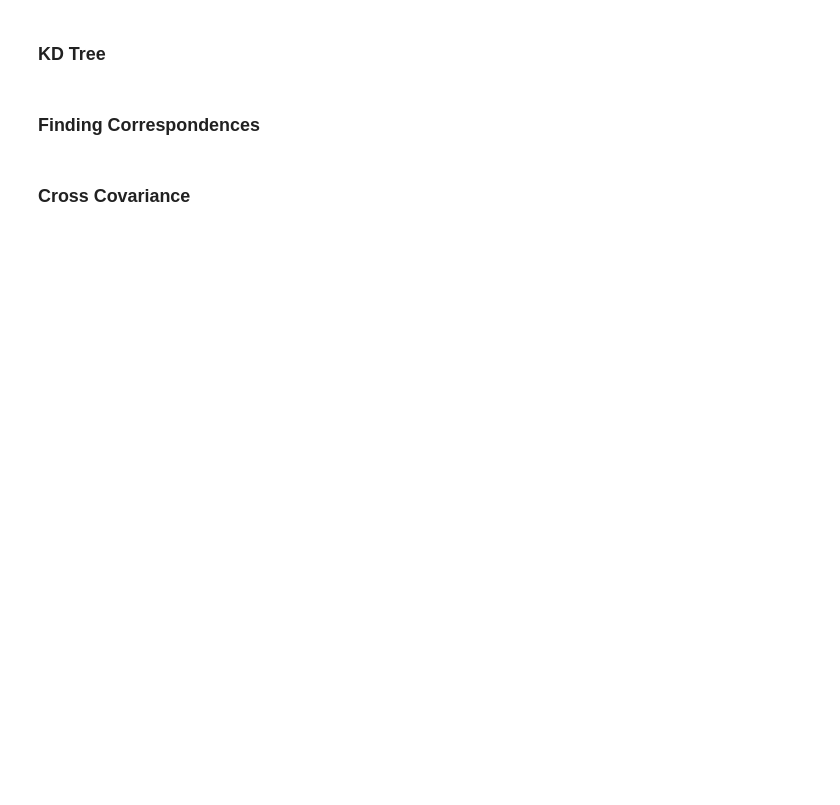
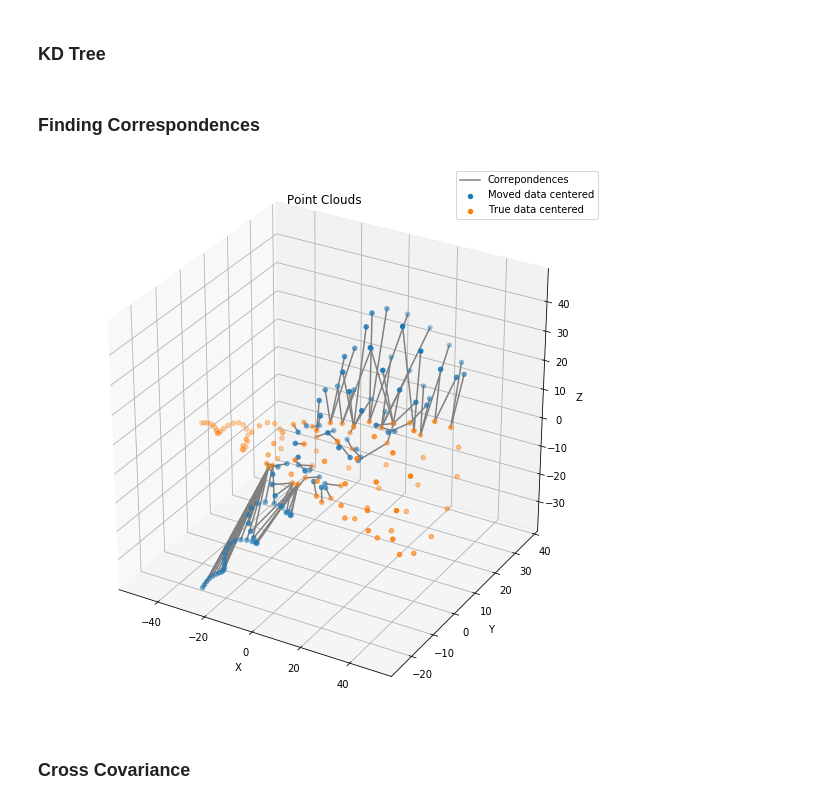
Before and after one commit to JyotiSunkara/ICP, a Jupyter notebook: Iterative Closest Point Using K Dimensional Trees.ipynb, the cells around one changed output. Cells and saved outputs as stored; diff of their text form; code cells hidden in the pictures; blank space fills up the shorter version.

```diff
--- a/Iterative Closest Point Using K Dimensional Trees.ipynb
+++ b/Iterative Closest Point Using K Dimensional Trees.ipynb
@@ -200,7 +200,7 @@ def nn_search_kd_tree(x, X, tree):
 # %% [markdown]
 ### Finding Correspondences
 # %%
-'''For each point in the  moved data get closest points in the source data'''
+'''For each point in the  moved data get closest points in the source data using KDTrees'''
 def getCorrespondences(P, Q):
     pSize = P.shape[1]
     tree = build_kd_tree(Q.T)
@@ -210,6 +210,29 @@ def getCorrespondences(P, Q):
         index = nn_search_kd_tree(pPoint.T, Q.T, tree)
         correspondences.append((i, index))
     return correspondences
+
+'''Connect the obtained corresponding points using grey lines'''
+def drawCorrespondences(P, Q, correspondences):
+    labelAdded = False
+    for i, j in correspondences:
+        x = [P[0, i], Q[0, j]]
+        y = [P[1, i], Q[1, j]]
+        z = [P[2, i], Q[2, j]]
+        if not labelAdded:
+            plt.plot(x, y, z, color = 'grey', label = 'Correpondences')
+            labelAdded = True
+        else:
+            plt.plot(x, y, z, color = 'grey')
+    plt.legend()
+# %%
+correspondences = getCorrespondences(Pcentered, Qcentered)
+plotData(Pcentered,
+         Qcentered,
+         'Moved data centered',
+         'True data centered')
+drawCorrespondences(Pcentered, Qcentered, correspondences)
+# %% [output]
+[figure, added]
 # %% [markdown]
 ### Cross Covariance
 # %%
```
Also changed, not shown: parts of 3 cells of this notebook, 3 other files.
